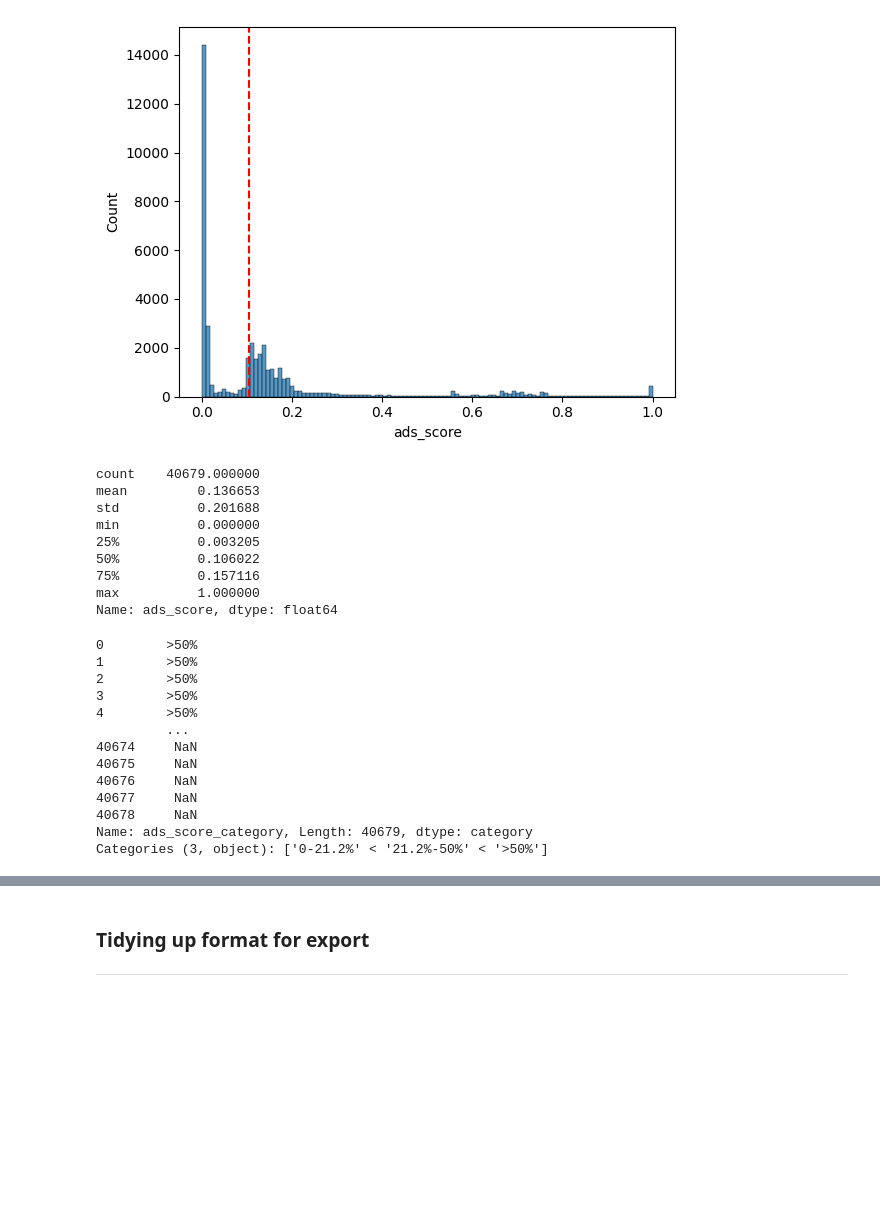
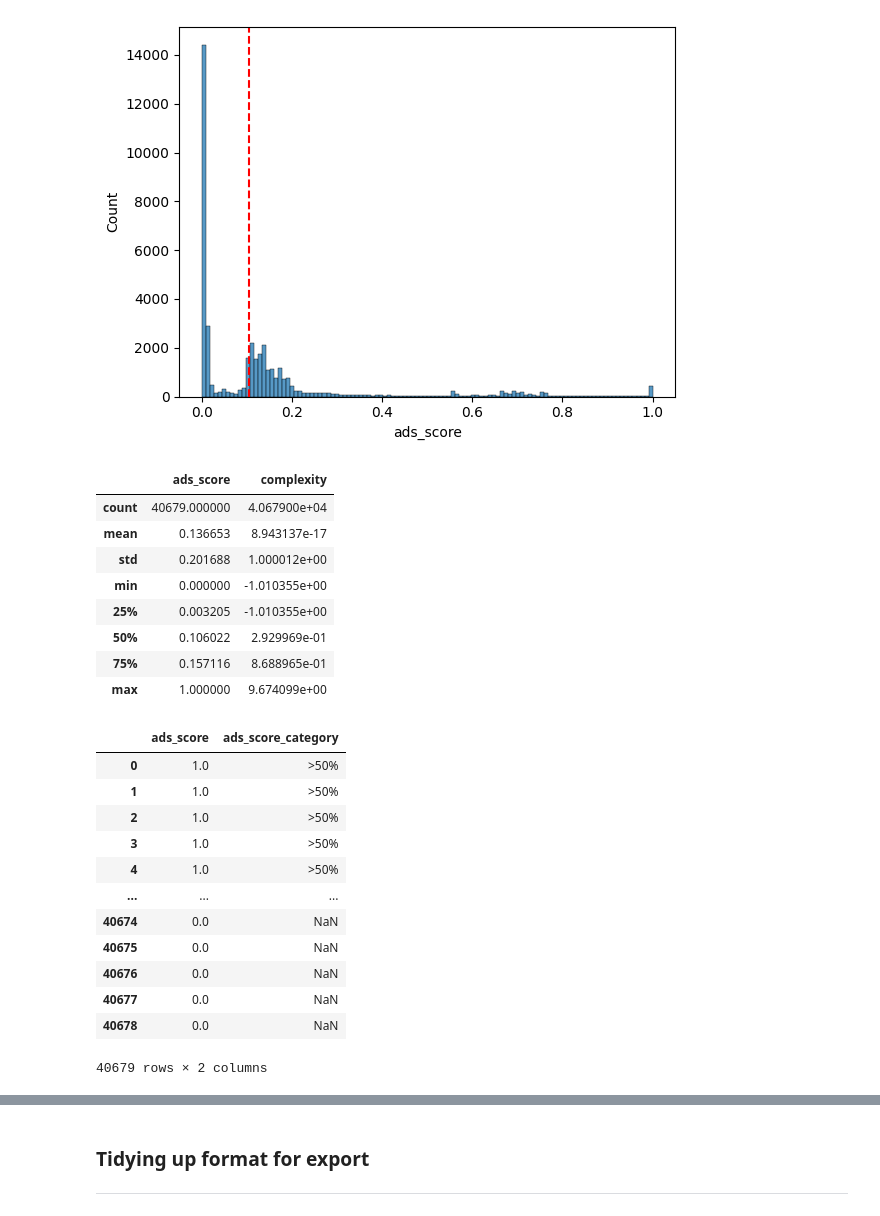
Before and after one commit to liuchennn1414/TikTok_Hungry_Ads, a Jupyter notebook: ads.ipynb, the cells around one changed output, grey strips where cells are left out. Drawn from its saved outputs; the diff is of its cells as text; code cells hidden in the pictures; blank space fills up the shorter version.

```diff
--- a/ads.ipynb
+++ b/ads.ipynb
@@ -379,39 +380,39 @@ See the caveats in the documentation: https://pandas.pydata.org/pandas-docs/stab
 <matplotlib.lines.Line2D at 0x...>
 [figure]
 # %%
-df2['ads_score'].describe()
+df2[['ads_score','complexity']].describe()
 # %% [output]
-count    40679.000000
-mean         0.136653
-std          0.201688
-min          0.000000
-25%          0.003205
-50%          0.106022
-75%          0.157116
-max          1.000000
-Name: ads_score, dtype: float64
+|  | ads_score | complexity |
+| count | 40679.000000 | 4.067900e+04 |
+| mean | 0.136653 | 8.943137e-17 |
+| std | 0.201688 | 1.000012e+00 |
+| min | 0.000000 | -1.010355e+00 |
+| 25% | 0.003205 | -1.010355e+00 |
+| 50% | 0.106022 | 2.929969e-01 |
+| 75% | 0.157116 | 8.688965e-01 |
+| max | 1.000000 | 9.674099e+00 |
 # %%
 bin_edges = [0, 0.0025, 0.106, 1.00]
 bin_labels = ['0-21.2%', '21.2%-50%', '>50%']
 df2['ads_score_category'] = pd.cut(df2['ads_score'], bins=bin_edges, labels=bin_labels)
 df2['id'] = ads['ad_id']
 df2['country'] = ads['delivery_country']
 
-df2['ads_score_category']
+df2[['ads_score','ads_score_category']]
 # %% [output]
+|  | ads_score | ads_score_category |
+| 0 | 1.0 | >50% |
+| 1 | 1.0 | >50% |
+| 2 | 1.0 | >50% |
+| 3 | 1.0 | >50% |
+| 4 | 1.0 | >50% |
+| ... | ... | ... |
+| 40674 | 0.0 | NaN |
+| 40675 | 0.0 | NaN |
+| 40676 | 0.0 | NaN |
+| 40677 | 0.0 | NaN |
+| 40678 | 0.0 | NaN |
-0        >50%
-1        >50%
-2        >50%
-3        >50%
-4        >50%
-         ...
-40674     NaN
-40675     NaN
-40676     NaN
-40677     NaN
-40678     NaN
-Name: ads_score_category, Length: 40679, dtype: category
-Categories (3, object): ['0-21.2%' < '21.2%-50%' < '>50%']
+40679 rows × 2 columns
 # %%
 df2
 # %% [output]
```
Also changed, not shown: parts of 17 cells of this notebook, 6 other files.
